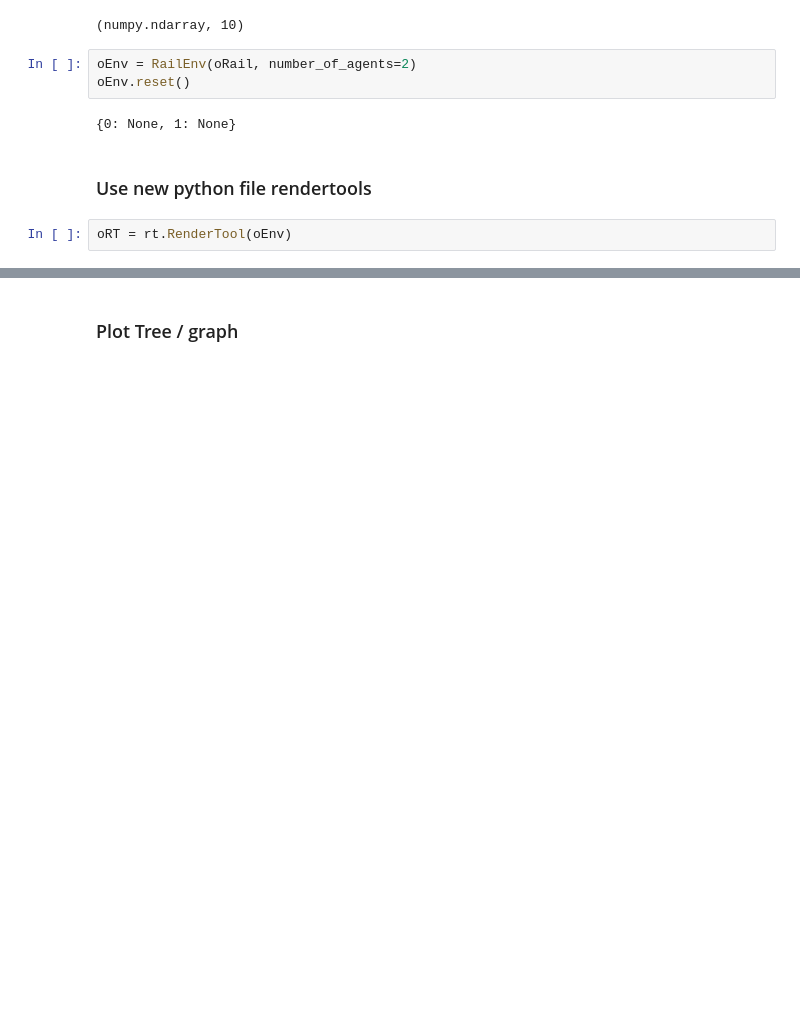
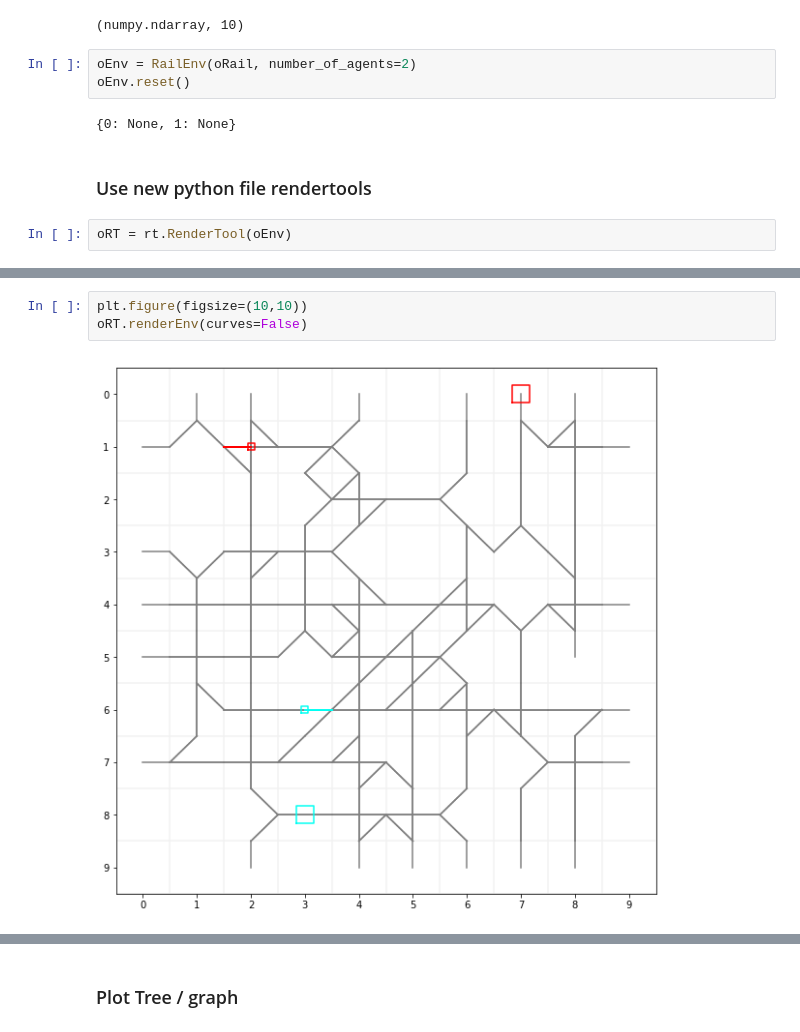
Before and after one commit to flatland-association/flatland-rl, a Jupyter notebook: notebooks/render1.ipynb, the cells around one changed output, grey strips where cells are left out. Cells and saved outputs as stored; diff of their text form; blank space fills up the shorter version.

```diff
--- a/notebooks/render1.ipynb
+++ b/notebooks/render1.ipynb
@@ -54,3 +54,8 @@ oRT.renderEnv()
+# %%
+plt.figure(figsize=(10,10))
+oRT.renderEnv(curves=False)
+# %% [output]
+[figure, added]
 # %%
 oFig = plt.figure(figsize=(10,10))
 oRT.renderEnv()
```
Also changed, not shown: parts of 8 cells of this notebook.
